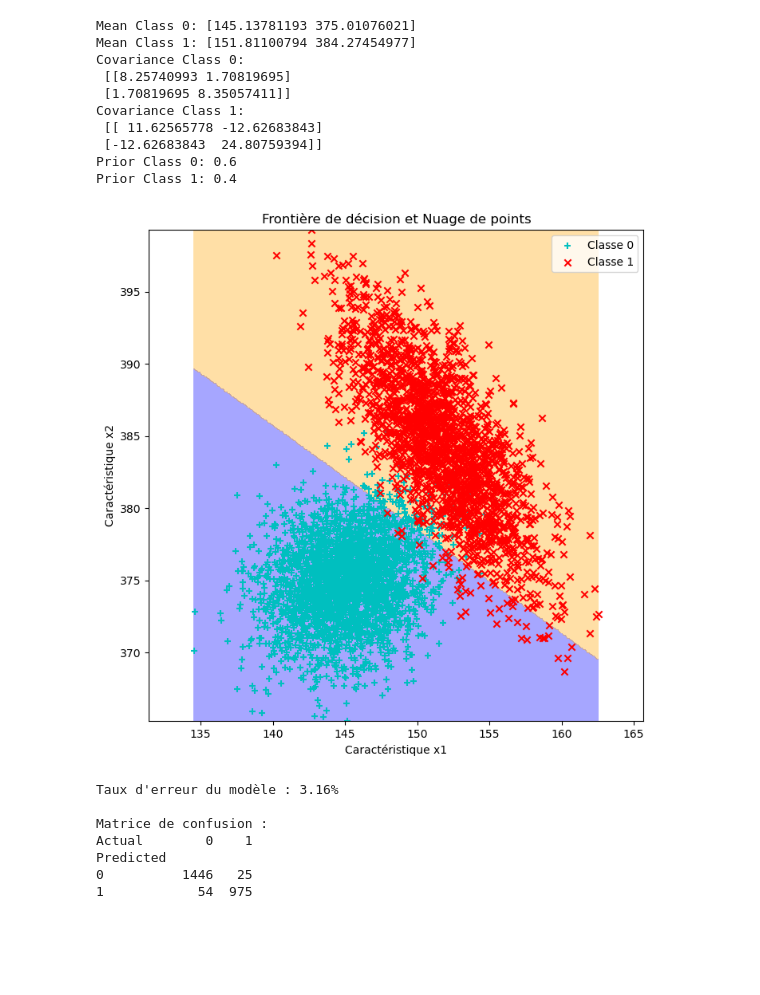
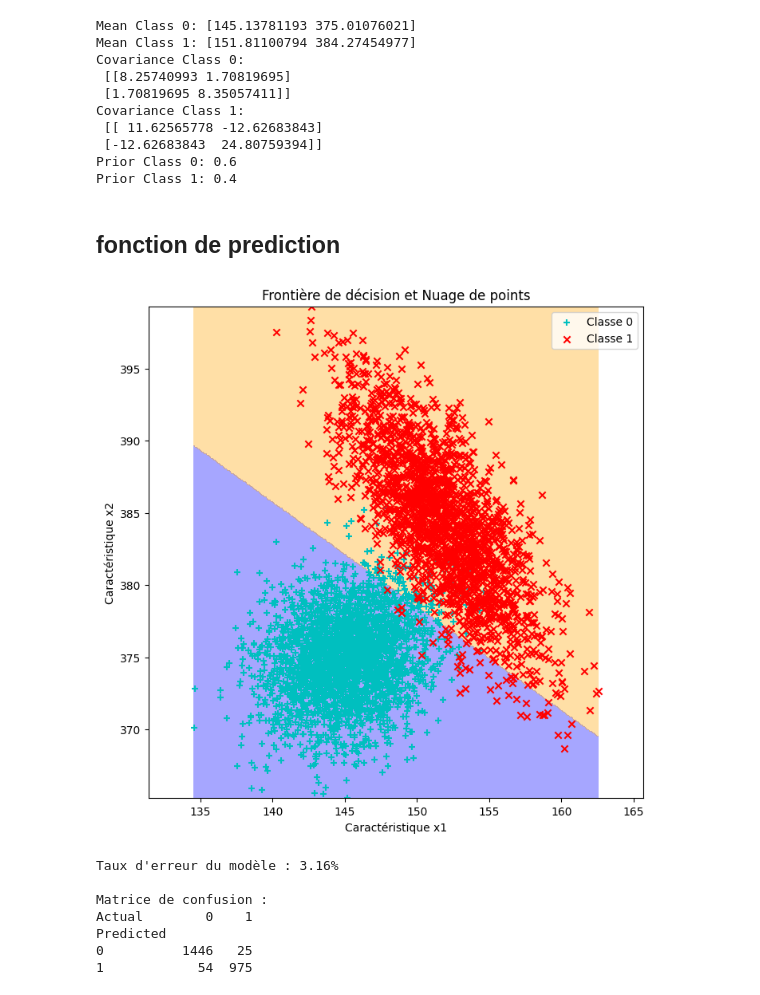
Before and after one commit to ba-talibe/TP_TH_Bayiesienne_Decision, a Jupyter notebook: TP8.ipynb, the cells around one changed output. Saved outputs shown, nothing was run; the diff lists cells and outputs as text; code cells hidden in the pictures; blank space fills up the shorter version.

```diff
--- a/TP8.ipynb
+++ b/TP8.ipynb
@@ -3,7 +3,7 @@ import numpy as np
 import pandas as pd
 import matplotlib.pyplot as plt
 
-df = pd.read_csv("tp8_data1_train.txt", names=["x1", "x2", "y"])
+df = pd.read_csv("tp8_data/tp8_data1_train.txt", names=["x1", "x2", "y"])
 X_train = df[["x1", "x2"]].values
 y_train = df["y"].values
 
@@ -88,3 +88,6 @@ plt.show()
+# %%
+euclid_distance = lambda x, y : np.sum((x)*(x), axis=1)
+mahalonobis_distance = lambda x, y , sigma: np.sum((x@sigma)*y, axis=1)
 # %%
 mean_class_0 = class_0[["x1", "x2"]].mean().values
 mean_class_1 = class_1[["x1", "x2"]].mean().values
@@ -112,28 +115,50 @@ Covariance Class 1:
  [-12.62683843  24.80759394]]
 Prior Class 0: 0.6
 Prior Class 1: 0.4
+# %% [markdown]
+## fonction de prediction
+# %%
+def get_predictor(mu0, mu1):
+
+
+    def prediction(X,):
+        d0 = euclid_distance(X-mu0, X-mu0)
+        d1 = euclid_distance(X-mu1, X-mu1)
+        return (~(d0 < d1)).astype(int)
+
+    return prediction
 # %%
-def prediction(x):
-    dist_class_0 = np.sum((x - mean_class_0) ** 2)
-    dist_class_1 = np.sum((x - mean_class_1) ** 2)
-    return 0 if dist_class_0 < dist_class_1 else 1
+# def prediction(x):
+#     dist_class_0 = np.sum((x - mean_class_0) ** 2)
+#     dist_class_1 = np.sum((x - mean_class_1) ** 2)
+#     return 0 if dist_class_0 < dist_class_1 else 1
 
+# def plot_decision(x1_min, x1_max, x2_min, x2_max, prediction, sample=300):
+#     x1_list = np.linspace(x1_min, x1_max, sample)
+#     x2_list = np.linspace(x2_min, x2_max, sample)
+#     y_grid_pred = np.array([[prediction(np.array([x1, x2])) for x1 in x1_list] for x2 in x2_list])
+#     plt.contourf(x1_list, x2_list, y_grid_pred, levels=1, colors=["blue", "orange"], alpha=0.35)
+
+
+
+prediction= get_predictor(mean_class_0, mean_class_1)
+# Fonction pour afficher la frontière de décision
 def plot_decision(x1_min, x1_max, x2_min, x2_max, prediction, sample=300):
     x1_list = np.linspace(x1_min, x1_max, sample)
     x2_list = np.linspace(x2_min, x2_max, sample)
-    y_grid_pred = np.array([[prediction(np.array([x1, x2])) for x1 in x1_list] for x2 in x2_list])
+    y_grid_pred = np.array([[prediction(np.array([[x1, x2]]))[0] for x1 in x1_list] for x2 in x2_list])
     plt.contourf(x1_list, x2_list, y_grid_pred, levels=1, colors=["blue", "orange"], alpha=0.35)
 
 plt.figure(figsize=(8, 8))
 plot_decision(df['x1'].min(), df['x1'].max(), df['x2'].min(), df['x2'].max(), prediction)
 plt.scatter(class_0['x1'], class_0['x2'], marker='+', color='c', label='Classe 0')
 plt.scatter(class_1['x1'], class_1['x2'], marker='x', color='r', label='Classe 1')
 plt.axis("equal")
 plt.title('Frontière de décision et Nuage de points')
 plt.xlabel('Caractéristique x1')
 plt.ylabel('Caractéristique x2')
 plt.legend()
 plt.show()
 # %% [output]
-[figure, old version]
+[figure, new version]
 # %%
```
Also changed, not shown: parts of 9 cells of this notebook, 5 other files.
